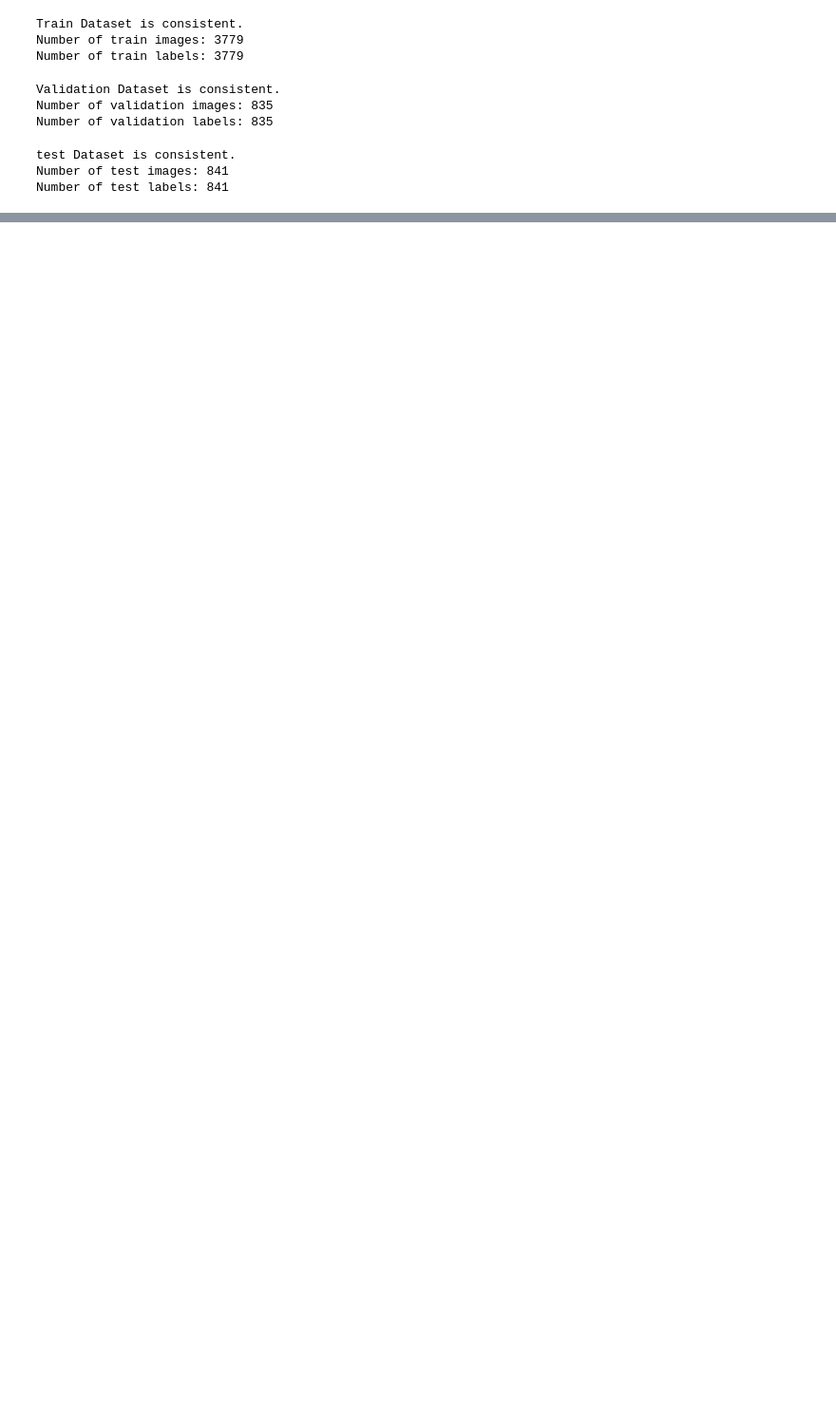
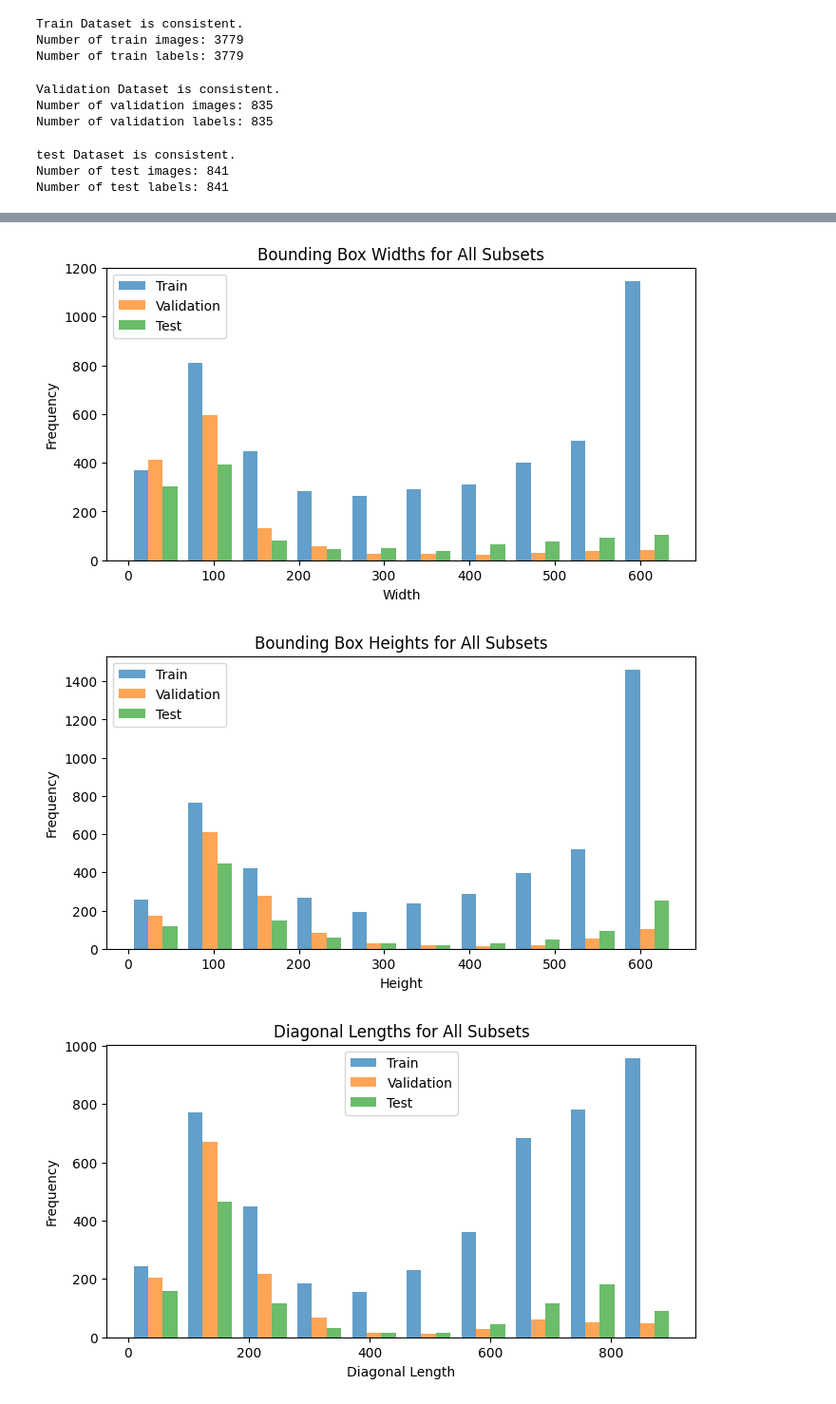
Before and after one commit to 87tana/YOLO11n-Bone-Fracture-Detection-Model, a Jupyter notebook: EDA_Detection.ipynb, the cells around one changed output, grey strips where cells are left out. Shown at 95% size. Saved outputs shown, nothing was run; the diff lists cells and outputs as text; code cells hidden in the pictures; blank space fills up the shorter version.

Commit message:
Clustering the bounding box done

```diff
--- a/EDA_Detection.ipynb
+++ b/EDA_Detection.ipynb
@@ -195,0 +203,5 @@ Train Dataset:
+# %%
+test_images_dir = os.path.join(dataset_path, 'test/images')
+test_labels_dir = os.path.join(dataset_path, 'test/labels')
+
+test_data = parse_annotations(test_labels_dir,test_images_dir )
@@ -195,0 +318,44 @@ Train Dataset:
+# %%
+from sklearn.cluster import KMeans
+
+def plot_bounding_box_clustering(train_data, val_data, test_data):
+    """
+    Perform KMeans clustering on bounding box sizes (width, height) and plot the results.
+    """
+    # Extract widths and heights for clustering
+    train_widths, train_heights, _ = extract_data_for_plotting(train_data)
+    val_widths, val_heights, _ = extract_data_for_plotting(val_data)
+    test_widths, test_heights, _ = extract_data_for_plotting(test_data)
+
+    # Combine all data for clustering
+    all_widths = train_widths + val_widths + test_widths
+    all_heights = train_heights + val_heights + test_heights
+
+    # Reshape data for clustering (features: width, height)
+    data_for_clustering = np.array(list(zip(all_widths, all_heights)))
+
+    # Perform KMeans clustering (adjust n_clusters as needed)
+    kmeans = KMeans(n_clusters=9, random_state=42)
+    kmeans.fit(data_for_clustering)
+
+    # Plot clustering results
+    plt.figure(figsize=(8, 6))
+    plt.scatter(all_widths, all_heights, c=kmeans.labels_, cmap='viridis', alpha=0.7)
+    plt.title('Clustering of Bounding Box Sizes')
+    plt.xlabel('Width')
+    plt.ylabel('Height')
+    plt.colorbar(label='Cluster')
+    plt.show()
+# %%
+# Plot width and height histograms for all subsets (train, val, test)
+plot_width_height_histograms(train_data, val_data, test_data)
+
+# Plot diagonal length histograms for all subsets (train, val, test)
+plot_diagonal_histograms(train_data, val_data, test_data)
+
+# Perform clustering on bounding box sizes (width, height) for all subsets (train, val, test)
+plot_bounding_box_clustering(train_data, val_data, test_data)
+# %% [output]
+[figure, added]
+[figure, added]
+[figure, added]
```
Also changed, not shown: parts of 27 cells of this notebook.
